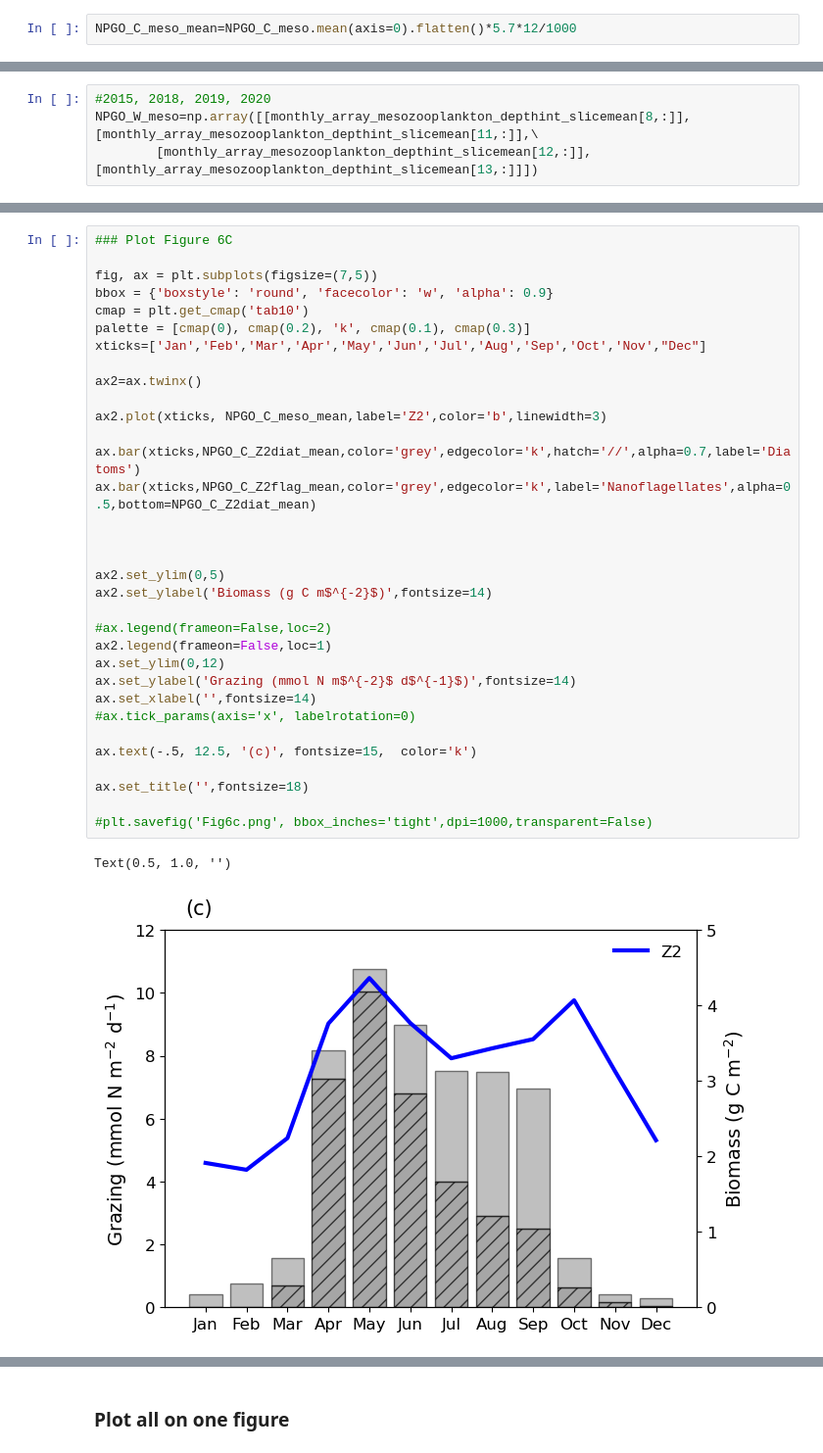
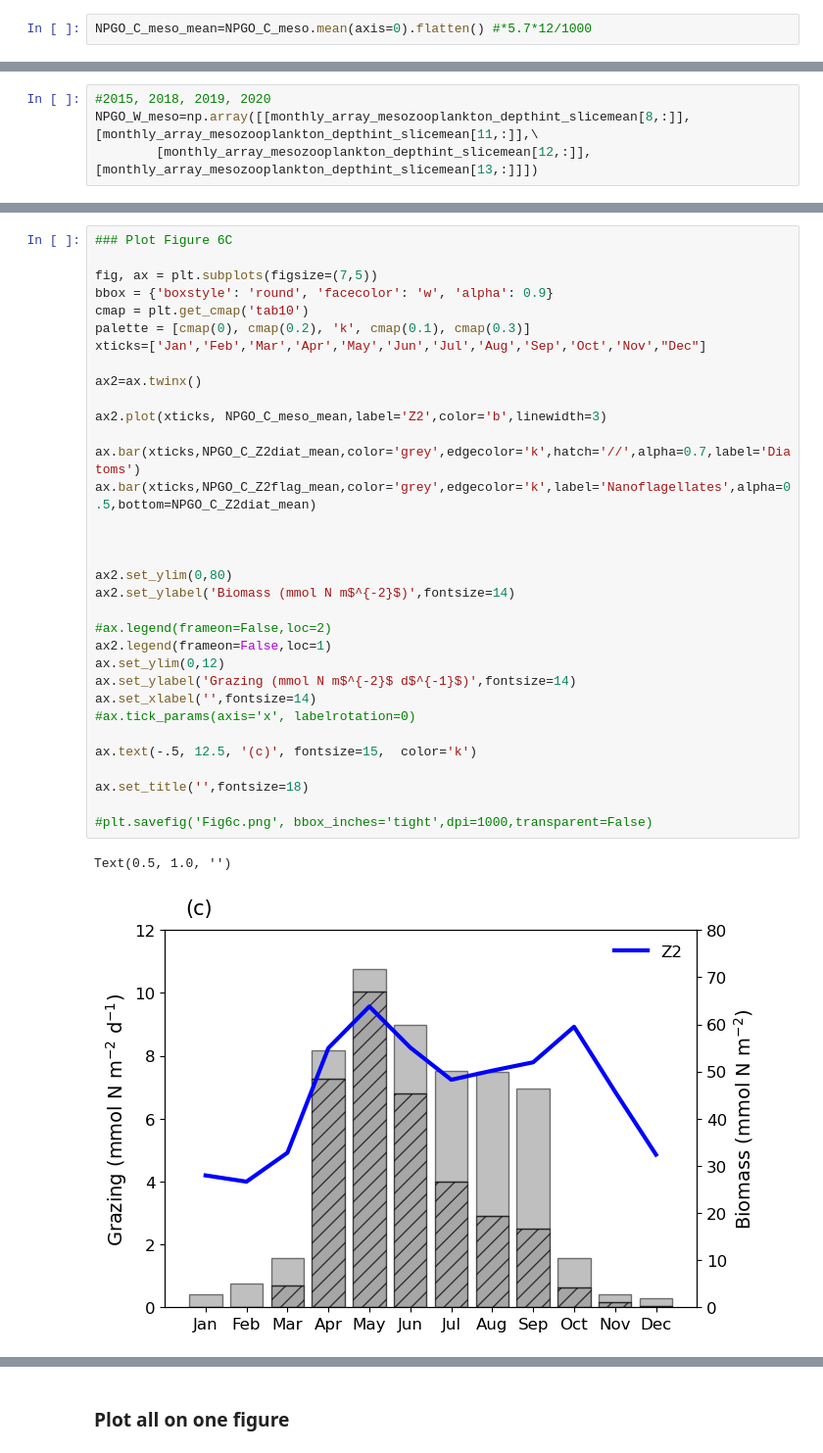
Before and after one commit to SalishSeaCast/Suchyetal_NPGOpaper, a Jupyter notebook: notebooks/Figure10_ZooplanktonGrazing.ipynb, the cells around one changed output, grey strips where cells are left out. Shown at 98% size. Cells and saved outputs as stored; diff of their text form.

```diff
--- a/notebooks/Figure10_ZooplanktonGrazing.ipynb
+++ b/notebooks/Figure10_ZooplanktonGrazing.ipynb
@@ -697,5 +705,5 @@ print(np.shape(monthly_array_mesozooplankton_depthint_slicemean))
 NPGO_C_meso=np.array([[monthly_array_mesozooplankton_depthint_slicemean[1,:]],[monthly_array_mesozooplankton_depthint_slicemean[3,:]],\
         [monthly_array_mesozooplankton_depthint_slicemean[4,:]],[monthly_array_mesozooplankton_depthint_slicemean[5,:]]])
 # %%
-NPGO_C_meso_mean=NPGO_C_meso.mean(axis=0).flatten()*5.7*12/1000
+NPGO_C_meso_mean=NPGO_C_meso.mean(axis=0).flatten() #*5.7*12/1000
 # %%
@@ -714,36 +722,36 @@ NPGO_W_meso_std=NPGO_W_meso.std(axis=0).flatten()*5.7*12/1000
 fig, ax = plt.subplots(figsize=(7,5))
 bbox = {'boxstyle': 'round', 'facecolor': 'w', 'alpha': 0.9}
 cmap = plt.get_cmap('tab10')
 palette = [cmap(0), cmap(0.2), 'k', cmap(0.1), cmap(0.3)]
 xticks=['Jan','Feb','Mar','Apr','May','Jun','Jul','Aug','Sep','Oct','Nov',"Dec"]
 
 ax2=ax.twinx()
 
 ax2.plot(xticks, NPGO_C_meso_mean,label='Z2',color='b',linewidth=3)
 
 ax.bar(xticks,NPGO_C_Z2diat_mean,color='grey',edgecolor='k',hatch='//',alpha=0.7,label='Diatoms')
 ax.bar(xticks,NPGO_C_Z2flag_mean,color='grey',edgecolor='k',label='Nanoflagellates',alpha=0.5,bottom=NPGO_C_Z2diat_mean)
 
 
 
-ax2.set_ylim(0,5)
-ax2.set_ylabel('Biomass (g C m$^{-2}$)',fontsize=14)
+ax2.set_ylim(0,80)
+ax2.set_ylabel('Biomass (mmol N m$^{-2}$)',fontsize=14)
 
 #ax.legend(frameon=False,loc=2)
 ax2.legend(frameon=False,loc=1)
 ax.set_ylim(0,12)
 ax.set_ylabel('Grazing (mmol N m$^{-2}$ d$^{-1}$)',fontsize=14)
 ax.set_xlabel('',fontsize=14)
 #ax.tick_params(axis='x', labelrotation=0)
 
 ax.text(-.5, 12.5, '(c)', fontsize=15,  color='k')
 
 ax.set_title('',fontsize=18)
 
 #plt.savefig('Fig6c.png', bbox_inches='tight',dpi=1000,transparent=False)
 # %% [output]
 Text(0.5, 1.0, '')
-[figure, old version]
+[figure, new version]
 # %%
 ### Plot Figure 6d
 
```
Also changed, not shown: parts of 13 cells of this notebook, 15 other files.
